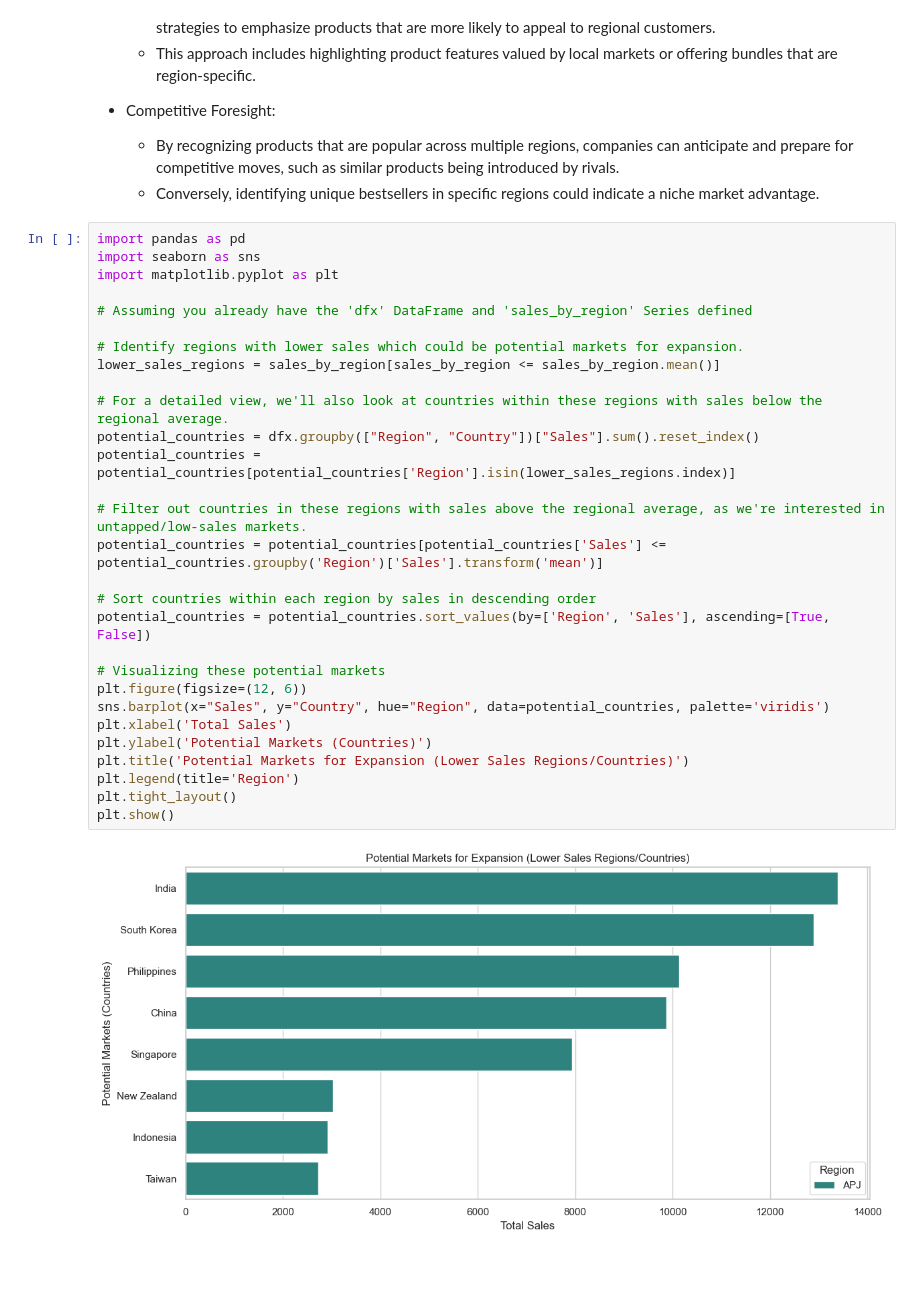
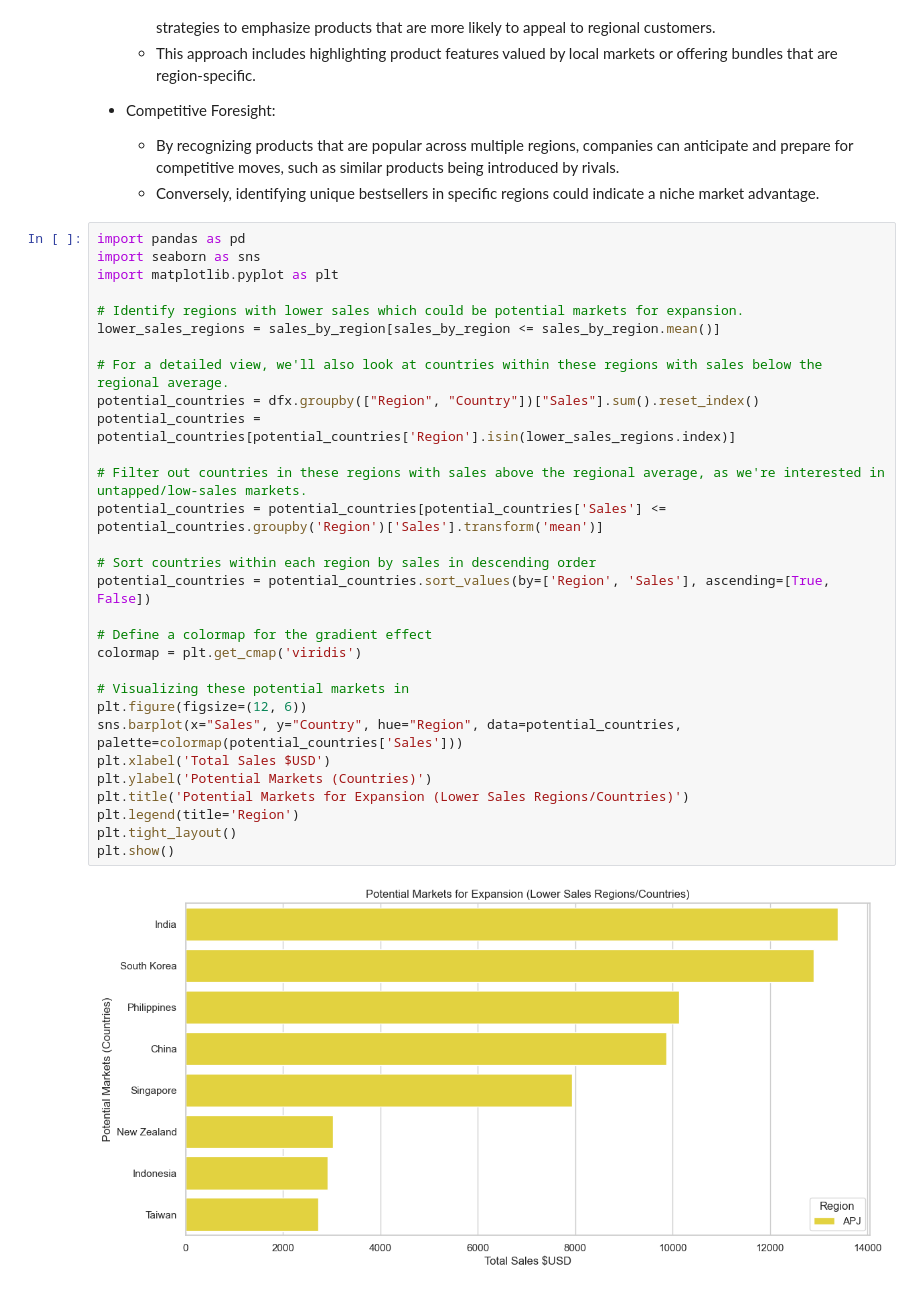
Before and after one commit to hassyas/AWS-SaaS-Sales-Analysis, a Jupyter notebook: data analysis.ipynb, the cells around one changed output. Drawn from its saved outputs; the diff is of its cells as text.

```diff
--- a/data analysis.ipynb
+++ b/data analysis.ipynb
@@ -688,31 +744,32 @@ The visualization above showcases the top three products by sales in each region
 # %%
 import pandas as pd
 import seaborn as sns
 import matplotlib.pyplot as plt
-
-# Assuming you already have the 'dfx' DataFrame and 'sales_by_region' Series defined
 
 # Identify regions with lower sales which could be potential markets for expansion.
 lower_sales_regions = sales_by_region[sales_by_region <= sales_by_region.mean()]
 
 # For a detailed view, we'll also look at countries within these regions with sales below the regional average.
 potential_countries = dfx.groupby(["Region", "Country"])["Sales"].sum().reset_index()
 potential_countries = potential_countries[potential_countries['Region'].isin(lower_sales_regions.index)]
 
 # Filter out countries in these regions with sales above the regional average, as we're interested in untapped/low-sales markets.
 potential_countries = potential_countries[potential_countries['Sales'] <= potential_countries.groupby('Region')['Sales'].transform('mean')]
 
 # Sort countries within each region by sales in descending order
 potential_countries = potential_countries.sort_values(by=['Region', 'Sales'], ascending=[True, False])
 
-# Visualizing these potential markets
+# Define a colormap for the gradient effect
+colormap = plt.get_cmap('viridis')
+
+# Visualizing these potential markets in
 plt.figure(figsize=(12, 6))
-sns.barplot(x="Sales", y="Country", hue="Region", data=potential_countries, palette='viridis')
-plt.xlabel('Total Sales')
+sns.barplot(x="Sales", y="Country", hue="Region", data=potential_countries, palette=colormap(potential_countries['Sales']))
+plt.xlabel('Total Sales $USD')
 plt.ylabel('Potential Markets (Countries)')
 plt.title('Potential Markets for Expansion (Lower Sales Regions/Countries)')
 plt.legend(title='Region')
 plt.tight_layout()
 plt.show()
 # %% [output]
-[figure, old version]
+[figure, new version]
```
Also changed, not shown: parts of 24 cells of this notebook, 4 other files.
